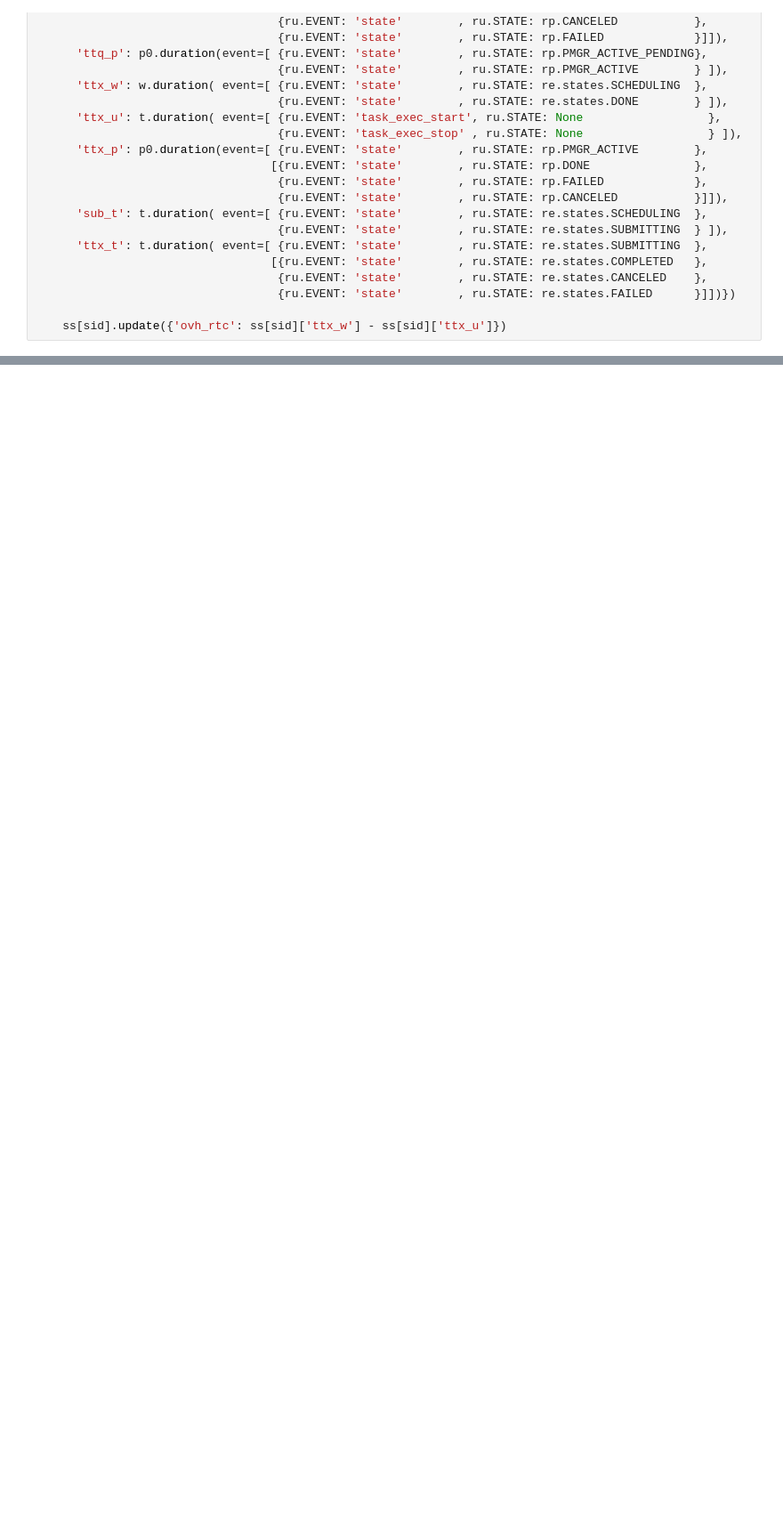
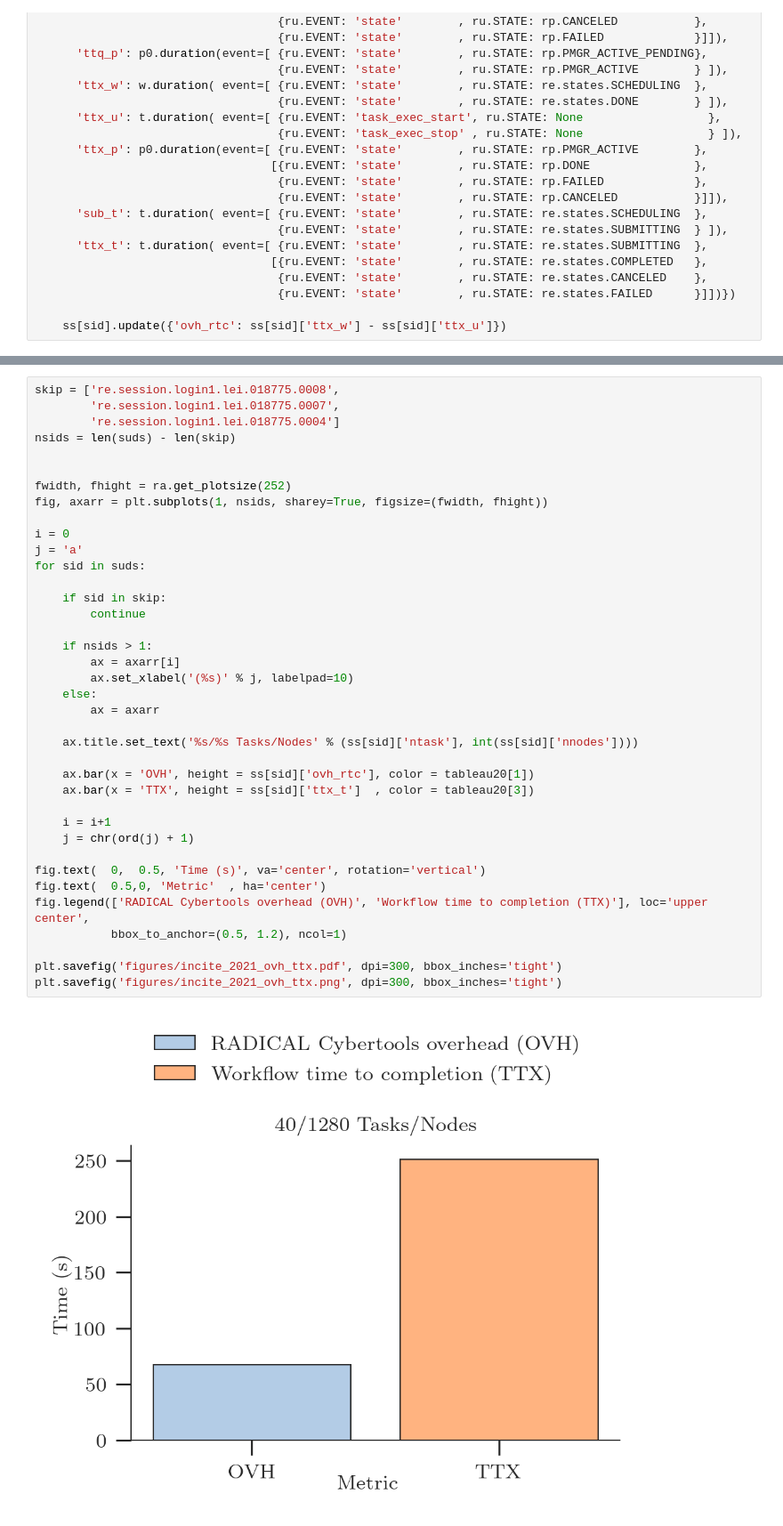
Before and after one commit to radical-experiments/hpcw-princeton, a Jupyter notebook: analysis/incite2021.ipynb, the cells around one changed output, grey strips where cells are left out. Shown: that part at 89% size. Cells and saved outputs as stored; diff of their text form; blank space fills up the shorter version.

```diff
--- a/analysis/incite2021.ipynb
+++ b/analysis/incite2021.ipynb
@@ -146 +166,41 @@ plt.savefig('figures/incite_2021_ovh_ttx.png', dpi=300, bbox_inches='tight')
+# %%
+skip = ['re.session.login1.lei.018775.0008',
+        're.session.login1.lei.018775.0007',
+        're.session.login1.lei.018775.0004']
+nsids = len(suds) - len(skip)
+
+
+fwidth, fhight = ra.get_plotsize(252)
+fig, axarr = plt.subplots(1, nsids, sharey=True, figsize=(fwidth, fhight))
+
+i = 0
+j = 'a'
+for sid in suds:
+
+    if sid in skip:
+        continue
+
+    if nsids > 1:
+        ax = axarr[i]
+        ax.set_xlabel('(%s)' % j, labelpad=10)
+    else:
+        ax = axarr
+
+    ax.title.set_text('%s/%s Tasks/Nodes' % (ss[sid]['ntask'], int(ss[sid]['nnodes'])))
+
+    ax.bar(x = 'OVH', height = ss[sid]['ovh_rtc'], color = tableau20[1])
+    ax.bar(x = 'TTX', height = ss[sid]['ttx_t']  , color = tableau20[3])
+
+    i = i+1
+    j = chr(ord(j) + 1)
+
+fig.text(  0,  0.5, 'Time (s)', va='center', rotation='vertical')
+fig.text(  0.5,0, 'Metric'  , ha='center')
+fig.legend(['RADICAL Cybertools overhead (OVH)', 'Workflow time to completion (TTX)'], loc='upper center',
+           bbox_to_anchor=(0.5, 1.2), ncol=1)
+
+plt.savefig('figures/incite_2021_ovh_ttx.pdf', dpi=300, bbox_inches='tight')
+plt.savefig('figures/incite_2021_ovh_ttx.png', dpi=300, bbox_inches='tight')
+# %% [output]
+[figure, added]
 # %%
```
Also changed, not shown: parts of 17 cells of this notebook, 8 other files.
